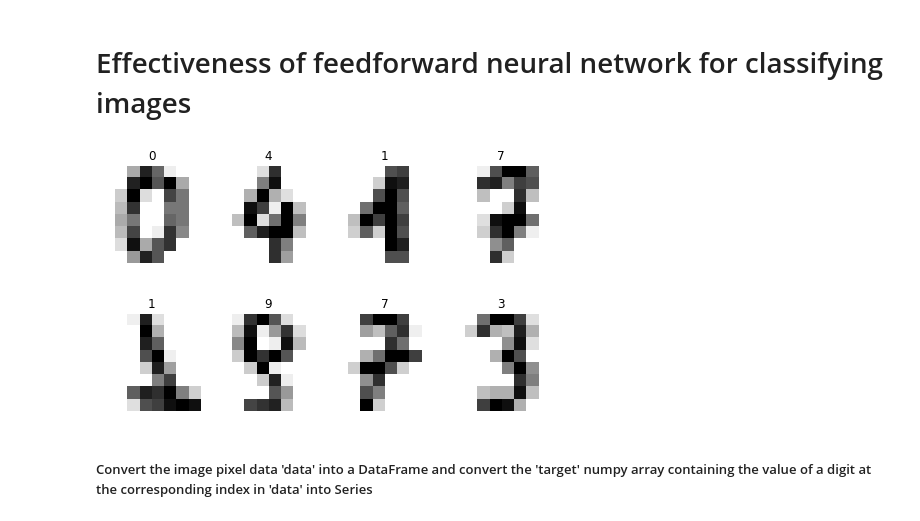
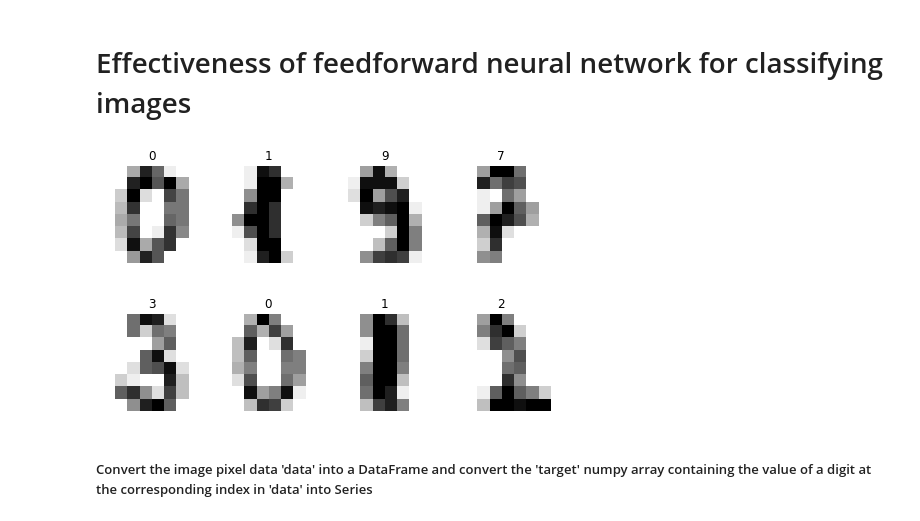
Before and after one commit to siddhantj/ImageClassifier, a Jupyter notebook: ImageClassifier_scorer_neg_mse.ipynb, the cells around one changed output. Cells and saved outputs as stored; diff of their text form; code cells hidden in the pictures.

```diff
--- a/ImageClassifier_scorer_neg_mse.ipynb
+++ b/ImageClassifier_scorer_neg_mse.ipynb
@@ -11,36 +11,36 @@ import matplotlib.pyplot as plt
 
 pd.set_option('display.max_rows', 500)
 pd.set_option('display.max_columns', 1000)
 
 
 digits = load_digits()
 data = digits['data']
 images = digits['images']
 target = digits['target']
 target_names = digits['target_names']
 # print("data images target target_names: {} {} {} {}".format(len(data), len(images), len(target), len(target_names)))
 
 fig = plt.figure(figsize=(8,5))
-first_row = [0,100,200,300]
-sec_row = [1000, 1100, 1200, 1300]
+first_row = [0,99,199,299]
+sec_row = [999, 1099, 1199, 1299]
 n_plots = 8
 i=0
 for val in first_row:
     plt.subplot(2,4,i+1)
     plt.imshow(images[val], cmap='binary')
     plt.title(target[val])
     plt.axis('off')
     i +=1
 
 for val in sec_row:
     plt.subplot(2,4,i+1)
     plt.imshow(images[val], cmap='binary')
     plt.title(target[val])
     plt.axis('off')
     i +=1
 # plt.imshow(images[0],cmap='binary')
 # %% [output]
-[figure, old version]
+[figure, new version]
 # %% [markdown]
 ##### Convert the image pixel data 'data' into a DataFrame and convert the 'target' numpy array containing the value of a digit at the corresponding index in 'data' into Series
 # %%
```
Also changed, not shown: 1 other file.
